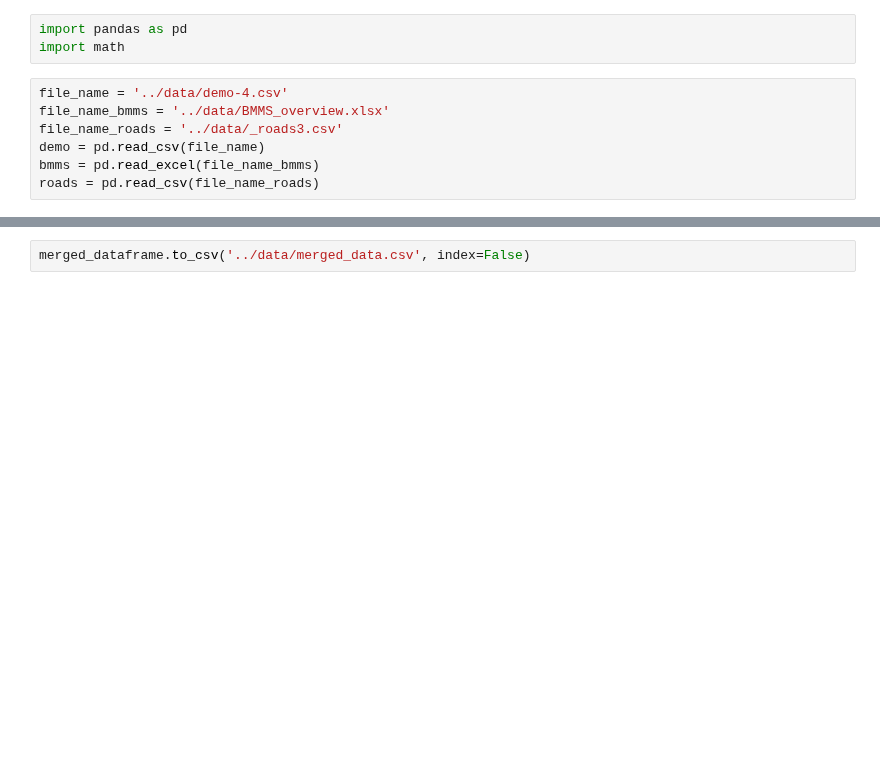
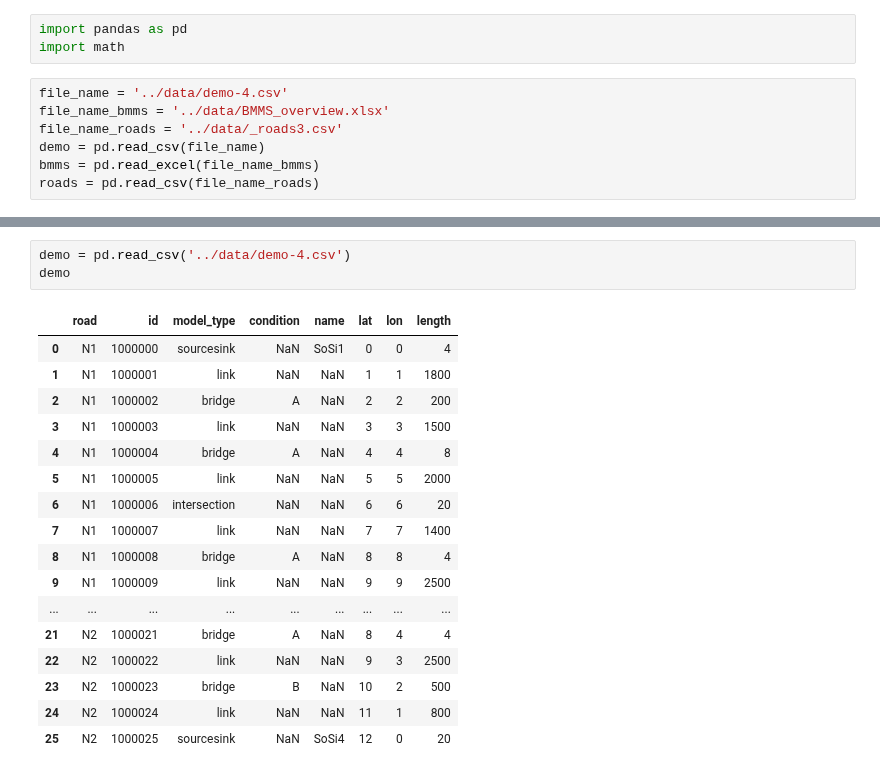
Before and after one commit to JulianvanRie/Advanced_Simulation_AS3, a Jupyter notebook: EPA133a-G2-A3/model/Sven_doet_dingen.ipynb, the cells around one changed output, grey strips where cells are left out. Cells and saved outputs as stored; diff of their text form; blank space fills up the shorter version.

```diff
--- a/EPA133a-G2-A3/model/Sven_doet_dingen.ipynb
+++ b/EPA133a-G2-A3/model/Sven_doet_dingen.ipynb
@@ -163,2 +182,21 @@ merged_dataframe
-# %%
-merged_dataframe.to_csv('../data/merged_data.csv', index=False)
+# %%
+demo = pd.read_csv('../data/demo-4.csv')
+demo
+# %% [output]
+|  | road | id | model_type | condition | name | lat | lon | length |
+| 0 | N1 | 1000000 | sourcesink | NaN | SoSi1 | 0 | 0 | 4 |
+| 1 | N1 | 1000001 | link | NaN | NaN | 1 | 1 | 1800 |
+| 2 | N1 | 1000002 | bridge | A | NaN | 2 | 2 | 200 |
+| 3 | N1 | 1000003 | link | NaN | NaN | 3 | 3 | 1500 |
+| 4 | N1 | 1000004 | bridge | A | NaN | 4 | 4 | 8 |
+| 5 | N1 | 1000005 | link | NaN | NaN | 5 | 5 | 2000 |
+| 6 | N1 | 1000006 | intersection | NaN | NaN | 6 | 6 | 20 |
+| 7 | N1 | 1000007 | link | NaN | NaN | 7 | 7 | 1400 |
+| 8 | N1 | 1000008 | bridge | A | NaN | 8 | 8 | 4 |
+| 9 | N1 | 1000009 | link | NaN | NaN | 9 | 9 | 2500 |
+| ... | ... | ... | ... | ... | ... | ... | ... | ... |
+| 21 | N2 | 1000021 | bridge | A | NaN | 8 | 4 | 4 |
+| 22 | N2 | 1000022 | link | NaN | NaN | 9 | 3 | 2500 |
+| 23 | N2 | 1000023 | bridge | B | NaN | 10 | 2 | 500 |
+| 24 | N2 | 1000024 | link | NaN | NaN | 11 | 1 | 800 |
+| 25 | N2 | 1000025 | sourcesink | NaN | SoSi4 | 12 | 0 | 20 |
```
Also changed, not shown: parts of 8 cells of this notebook, 3 other files.
